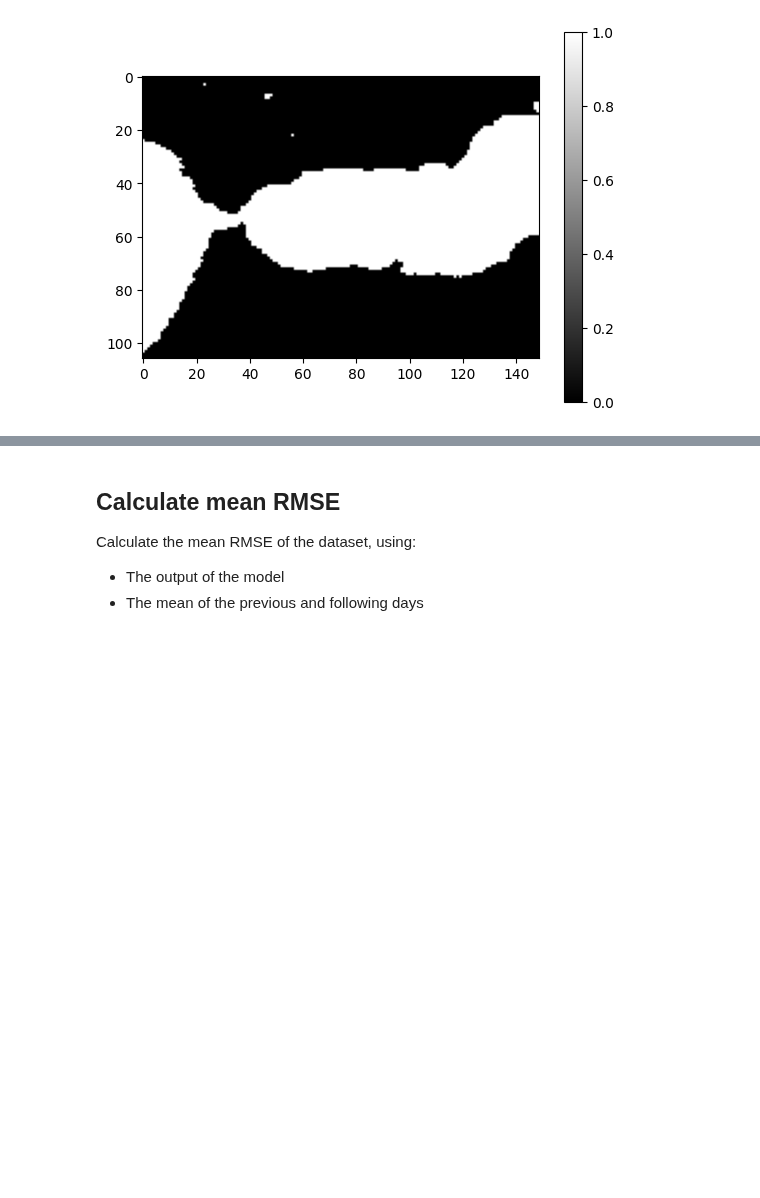
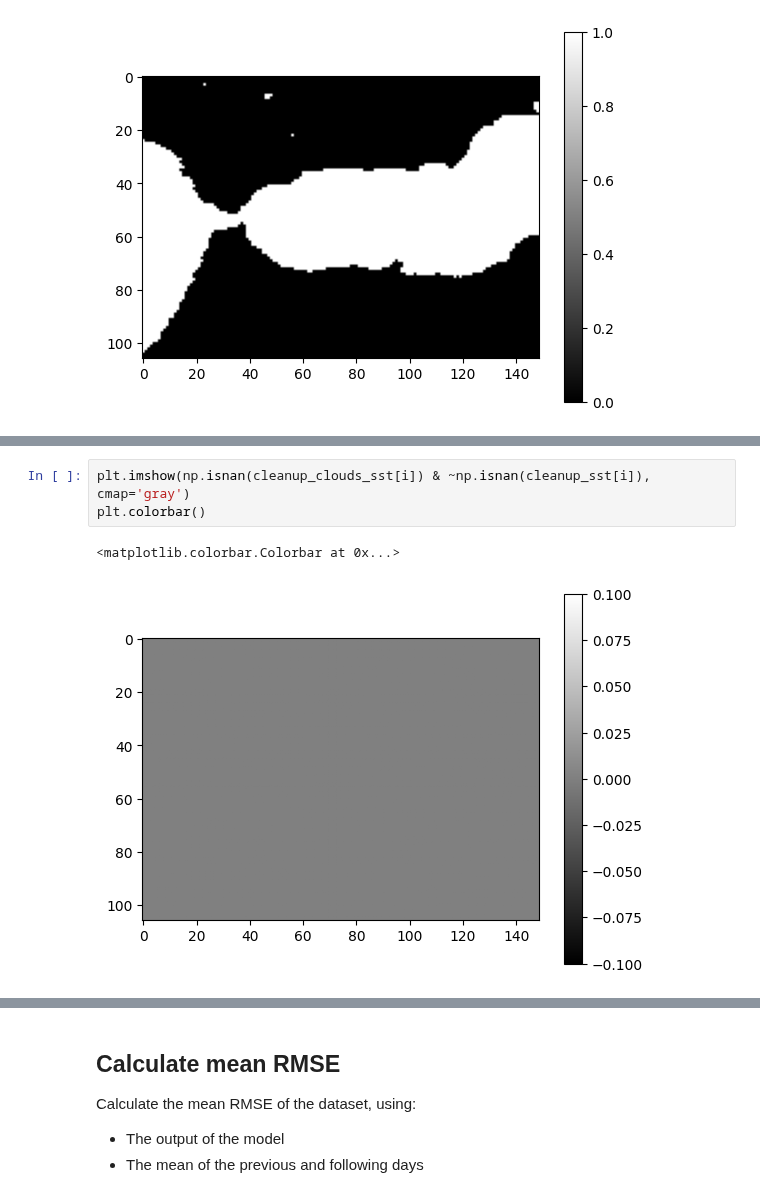
Before and after one commit to LisaDaVinchie/DINCAE.jl, a Jupyter notebook: data_analysis.ipynb, the cells around one changed output, grey strips where cells are left out. Cells and saved outputs as stored; diff of their text form; blank space fills up the shorter version.

```diff
--- a/data_analysis.ipynb
+++ b/data_analysis.ipynb
@@ -106,3 +106,9 @@ Min: 13.550389289855957, Max: 20.64252471923828
+# %%
+plt.imshow(np.isnan(cleanup_clouds_sst[i]) & ~np.isnan(cleanup_sst[i]), cmap='gray')
+plt.colorbar()
+# %% [output]
+<matplotlib.colorbar.Colorbar at 0x...>
+[figure, added]
 # %%
 # Calculate RMSE between the reconstructed and original images
 RMSE_model = np.sqrt(np.nanmean((reconstructed_img - cleanup_sst[i]) ** 2))
```
Also changed, not shown: parts of 3 cells of this notebook.
